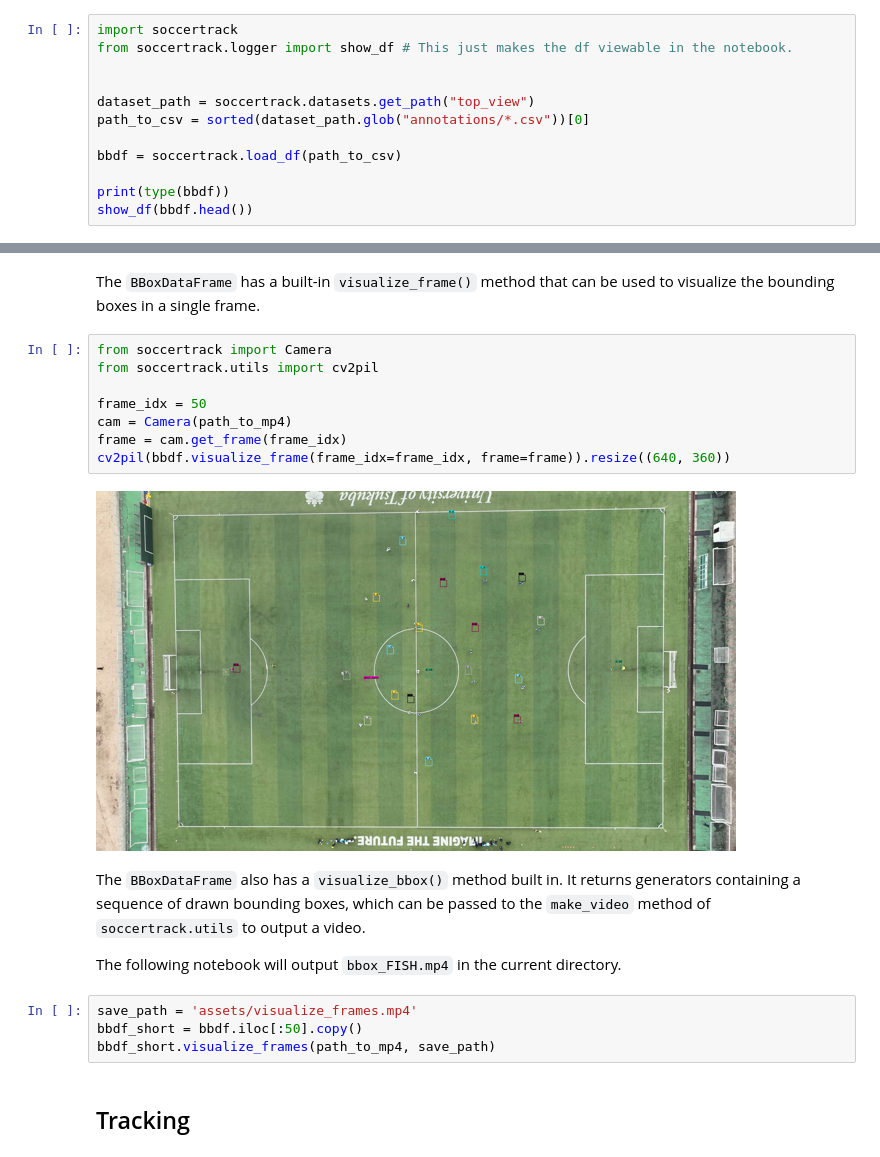
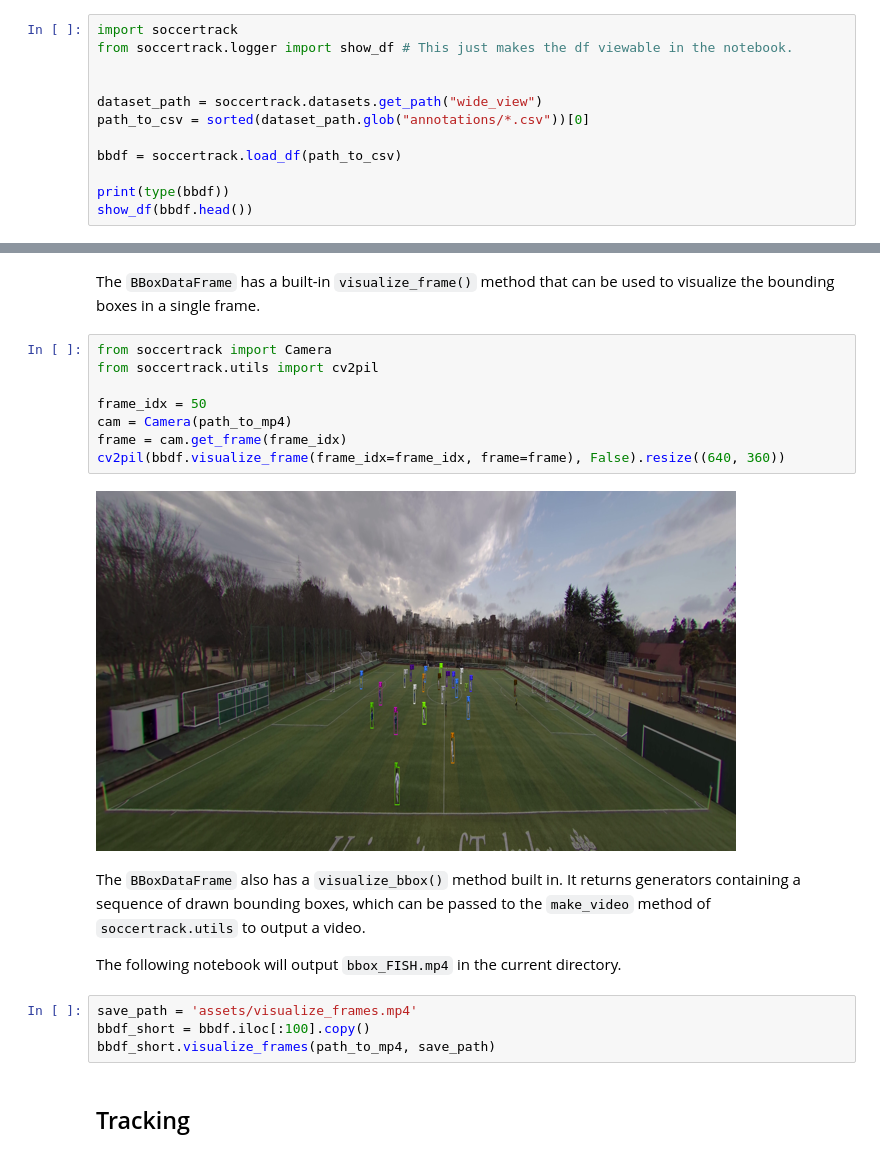
Before and after one commit to AtomScott/SportsLabKit, a Jupyter notebook: notebooks/01_get_started/introduction_to_soccertrack.ipynb, the cells around one changed output, grey strips where cells are left out. Drawn from its saved outputs; the diff is of its cells as text.

```diff
--- a/notebooks/01_get_started/introduction_to_soccertrack.ipynb
+++ b/notebooks/01_get_started/introduction_to_soccertrack.ipynb
@@ -69,7 +69,7 @@ import soccertrack
 from soccertrack.logger import show_df # This just makes the df viewable in the notebook.
 
 
-dataset_path = soccertrack.datasets.get_path("top_view")
+dataset_path = soccertrack.datasets.get_path("wide_view")
 path_to_csv = sorted(dataset_path.glob("annotations/*.csv"))[0]
 
 bbdf = soccertrack.load_df(path_to_csv)
@@ -234,20 +234,20 @@ The `BBoxDataFrame` has a built-in `visualize_frame()` method that can be used t
 # %%
 from soccertrack import Camera
 from soccertrack.utils import cv2pil
 
 frame_idx = 50
 cam = Camera(path_to_mp4)
 frame = cam.get_frame(frame_idx)
-cv2pil(bbdf.visualize_frame(frame_idx=frame_idx, frame=frame)).resize((640, 360))
+cv2pil(bbdf.visualize_frame(frame_idx=frame_idx, frame=frame), False).resize((640, 360))
 # %% [output]
-[figure, old version]
+[figure, new version]
 # %% [markdown]
 The `BBoxDataFrame` also has a `visualize_bbox()` method built in. It returns  generators containing a sequence of drawn bounding boxes, which can be passed to the `make_video` method of `soccertrack.utils` to output a video.
 
 The following notebook will output `bbox_FISH.mp4` in the current directory.
 # %%
 save_path = 'assets/visualize_frames.mp4'
-bbdf_short = bbdf.iloc[:50].copy()
+bbdf_short = bbdf.iloc[:100].copy()
 bbdf_short.visualize_frames(path_to_mp4, save_path)
 # %% [markdown]
 ## Tracking
```
Also changed, not shown: parts of 16 cells of this notebook, 2 other files.
